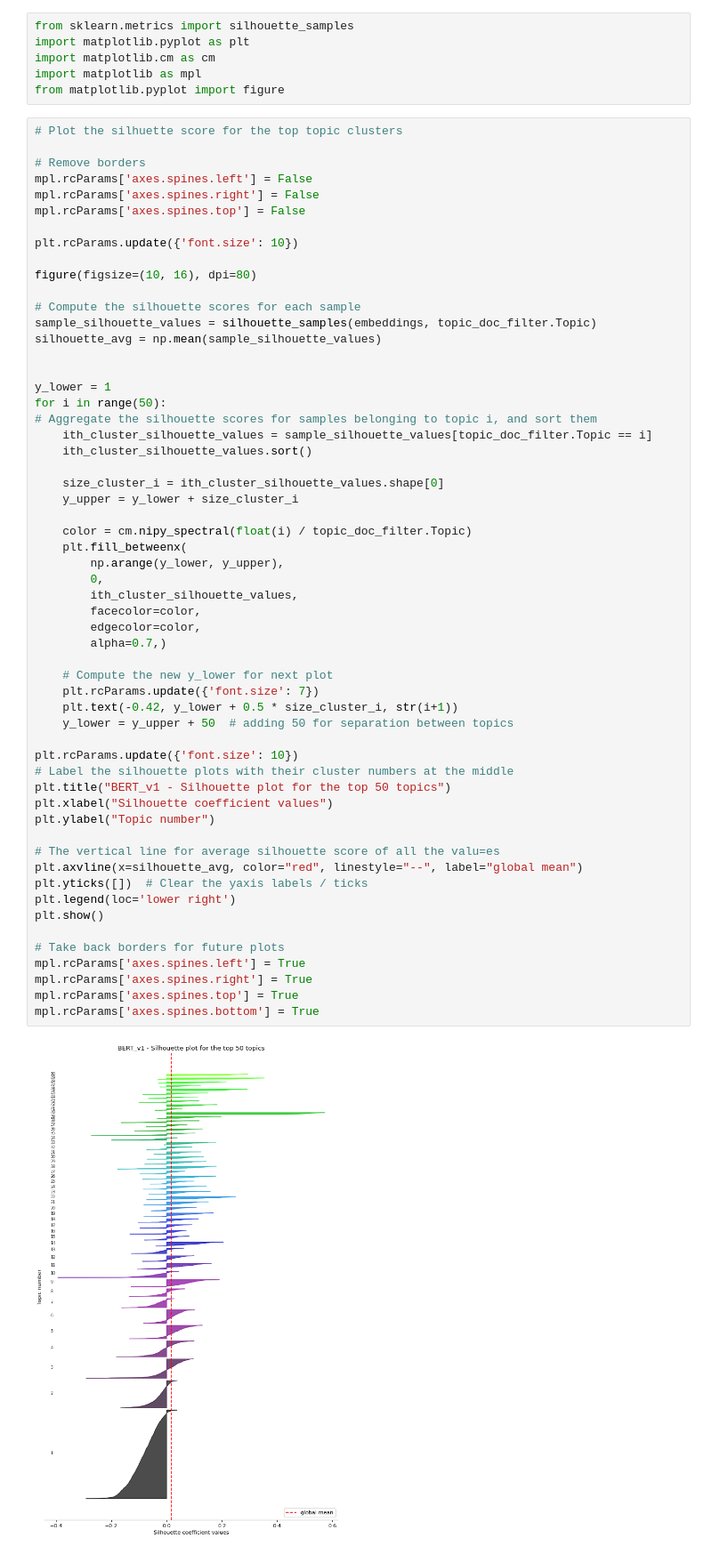
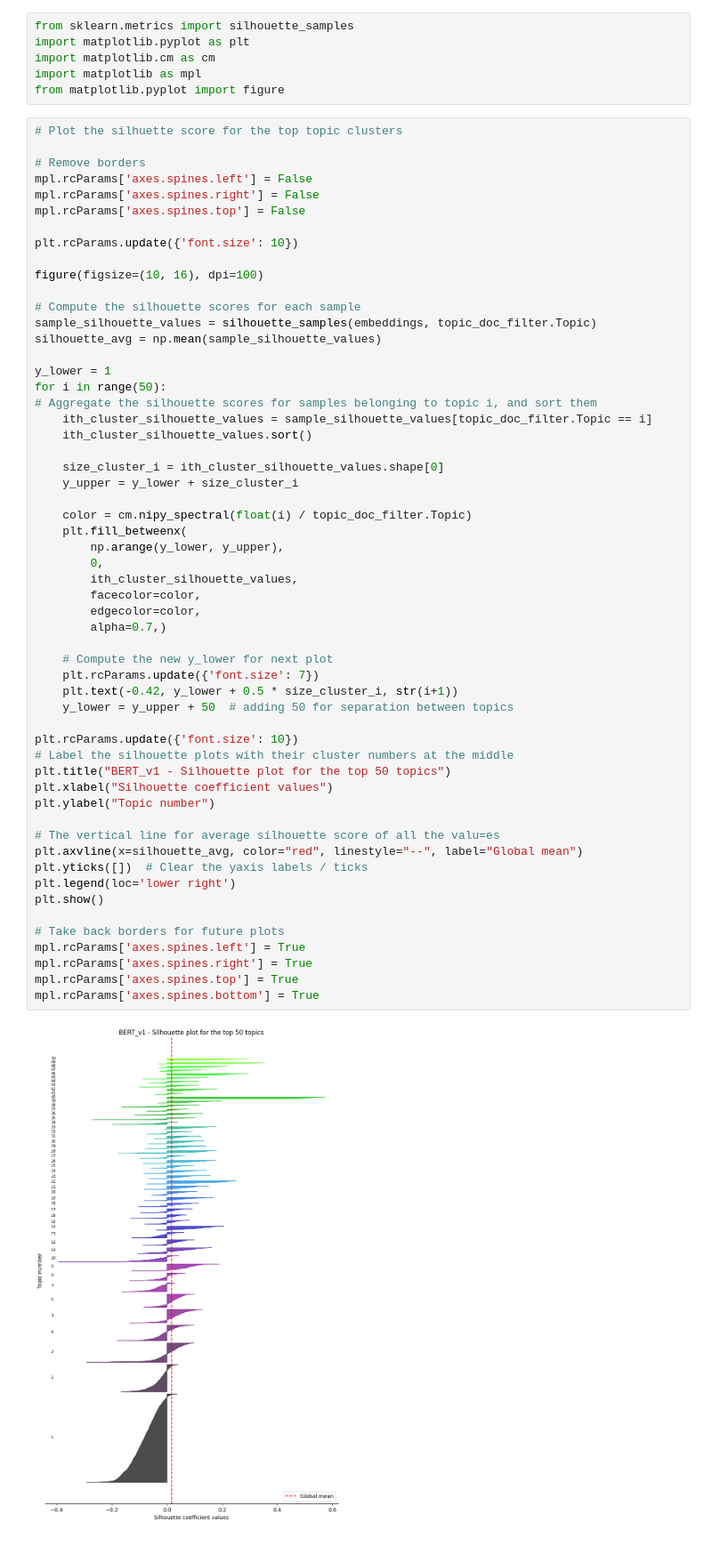
Before and after one commit to OskarMunck/Thesis, a Jupyter notebook: topic_coherence_eval.ipynb, the cells around one changed output. Shown at 89% size. Drawn from its saved outputs; the diff is of its cells as text.

Commit message:
silhouette score

```diff
--- a/topic_coherence_eval.ipynb
+++ b/topic_coherence_eval.ipynb
@@ -130,12 +130,11 @@ mpl.rcParams['axes.spines.top'] = False
 
 plt.rcParams.update({'font.size': 10})
 
-figure(figsize=(10, 16), dpi=80)
+figure(figsize=(10, 16), dpi=100)
 
 # Compute the silhouette scores for each sample
 sample_silhouette_values = silhouette_samples(embeddings, topic_doc_filter.Topic)
 silhouette_avg = np.mean(sample_silhouette_values)
-
 
 y_lower = 1
 for i in range(50):
@@ -150,32 +149,32 @@ for i in range(50):
     plt.fill_betweenx(
         np.arange(y_lower, y_upper),
         0,
         ith_cluster_silhouette_values,
         facecolor=color,
         edgecolor=color,
         alpha=0.7,)
 
     # Compute the new y_lower for next plot
     plt.rcParams.update({'font.size': 7})
     plt.text(-0.42, y_lower + 0.5 * size_cluster_i, str(i+1))
     y_lower = y_upper + 50  # adding 50 for separation between topics
 
 plt.rcParams.update({'font.size': 10})
 # Label the silhouette plots with their cluster numbers at the middle
 plt.title("BERT_v1 - Silhouette plot for the top 50 topics")
 plt.xlabel("Silhouette coefficient values")
 plt.ylabel("Topic number")
 
 # The vertical line for average silhouette score of all the valu=es
-plt.axvline(x=silhouette_avg, color="red", linestyle="--", label="global mean")
+plt.axvline(x=silhouette_avg, color="red", linestyle="--", label="Global mean")
 plt.yticks([])  # Clear the yaxis labels / ticks
 plt.legend(loc='lower right')
 plt.show()
 
 # Take back borders for future plots
 mpl.rcParams['axes.spines.left'] = True
 mpl.rcParams['axes.spines.right'] = True
 mpl.rcParams['axes.spines.top'] = True
 mpl.rcParams['axes.spines.bottom'] = True
 # %% [output]
-[figure, old version]
+[figure, new version]
```
Also changed, not shown: 2 other files.
